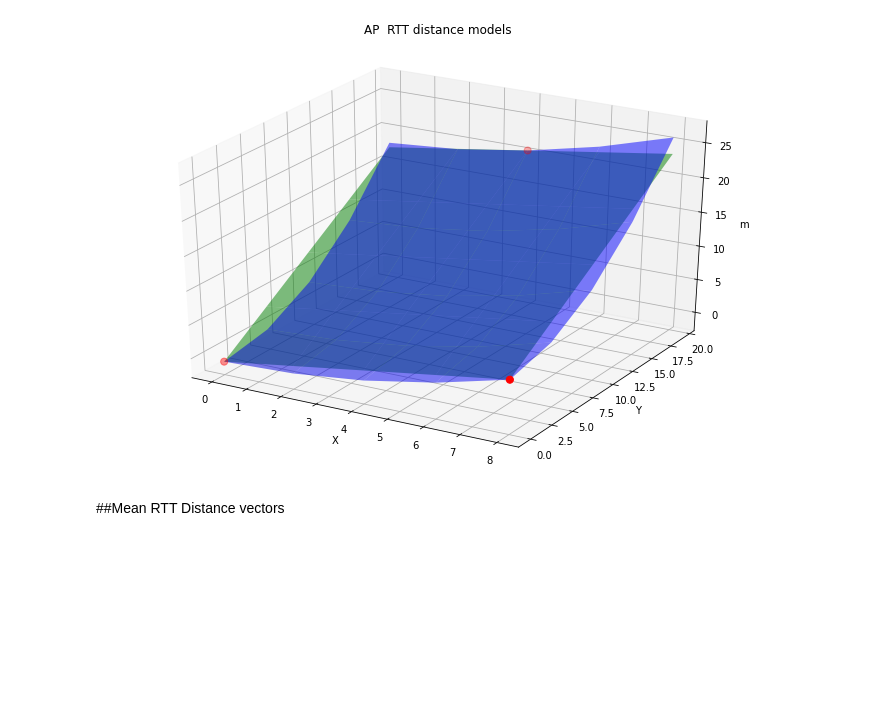
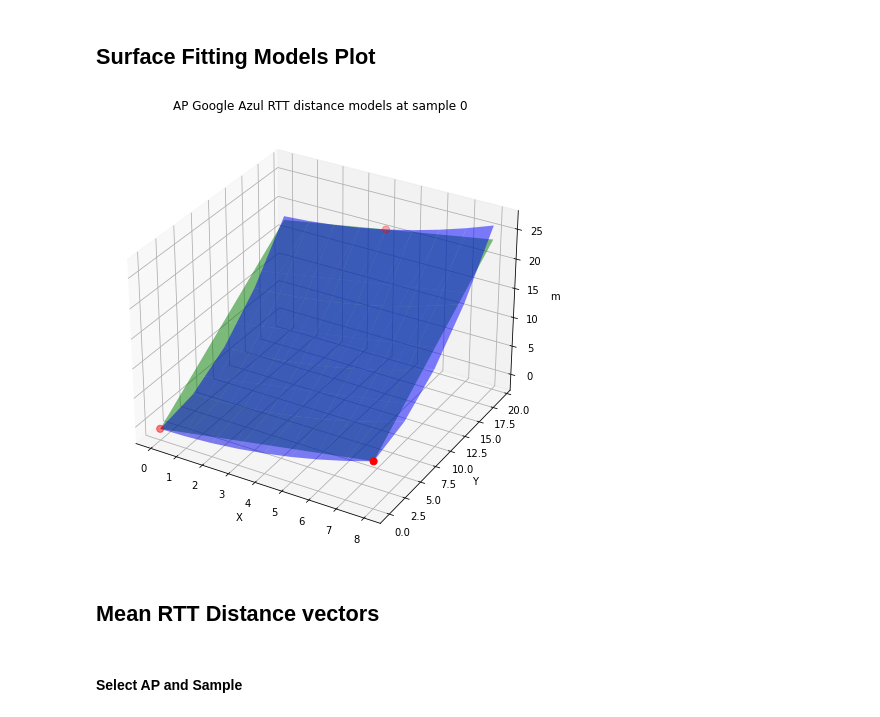
Before and after one commit to carlogattuso/Indoor_Positioning_RTT_GPR, a Jupyter notebook: src/psfm-gpr-interpolation.ipynb, the cells around one changed output. Saved outputs shown, nothing was run; the diff lists cells and outputs as text; code cells hidden in the pictures; blank space fills up the shorter version.

```diff
--- a/src/psfm-gpr-interpolation.ipynb
+++ b/src/psfm-gpr-interpolation.ipynb
@@ -392,7 +447,7 @@ ap_tr[1,0,9] = math.nan
 # %%
 #@title ##Data Plot
-ap_selected = "Google Azul"  #@param ['Google Blanco', 'Linksys 1', 'Google Azul', 'Linksys 2', 'Google Rojo', 'Linksys 3', 'Google Verde']
-sample = 0 #@param {type:"slider", min:0, max:100, step:1}
+ap_selected = ap_dropdown.value  #@param ['Google Blanco', 'Linksys 1', 'Google Azul', 'Linksys 2', 'Google Rojo', 'Linksys 3', 'Google Verde']
+sample = sample_slider.value #@param {type:"slider", min:0, max:100, step:1}
 
 try:
   ap_indexes[ap_selected]
@@ -405,7 +460,7 @@ plt.scatter(coordinates_test_ap[:,0], coordinates_test_ap[:,1], c='b')
 plt.scatter(coordinates_test_vrp[:,0], coordinates_test_vrp[:,1], c='r')
 
 plt.legend(labels=['Training','Test'],loc="upper right",borderaxespad=-7)
-plt.title('Measured data between target AP '+ap_selected+' and each VRP',pad=30)
+plt.title('Measured data between target AP '+ap_selected+' and each VRP, sample '+str(sample),pad=30)
 plt.axis('off')
 
 for x,y,z in zip(coordinates_test_ap[:,0], coordinates_test_ap[:,1], ap_tr[:,int(ap_indexes[ap_selected]),sample]):
@@ -560,9 +515,0 @@ for x,y,z in zip(coordinates_test_ap[:,0],coordinates_test_ap[:,1], np.linspace(
-# %%
-#@title ##Input smoothing
-factor = "1" #@param ["1", "2", "5", "10", "25", "50"]
-
-ap_obs = np.array([np.array([vec_mean(ap_tr[j,i,:], int(factor))
-                            for (i) in np.linspace(0, n_ap - 1, n_ap).astype(int)])
-                            for (j) in np.linspace(0, n_ap - 1, n_ap).astype(int)])
-
-n_samples = ap_obs.shape[2]
@@ -690,0 +591,20 @@ Z_2 = np.array([np.array([sample_distance(X, Y, models_2[j,i,:])
+# %%
+ap_dropdown = widgets.Dropdown(
+    options=ap_labels.values(),
+    value='Google Azul',
+    description='Access Point:',
+    disabled=False,
+)
+
+display(ap_dropdown)
+
+sample_slider = widgets.IntSlider(
+    value=0,
+    min=0,
+    max=n_samples,
+    step=1,
+    description='Sample:',
+    diabled=False
+)
+
+display(sample_slider)
@@ -691,33 +614,34 @@ Z_2 = np.array([np.array([sample_distance(X, Y, models_2[j,i,:])
+# %% [markdown]
+## Surface Fitting Models Plot
 # %%
 #@title ##Surface Fitting Models Plot
-ap_selected = "Google Azul"  #@param ['Google Blanco', 'Linksys 1', 'Google Azul', 'Linksys 2', 'Google Rojo', 'Linksys 3', 'Google Verde']
-sample = 0 #@param {type:"slider", min:0, max:100, step:1}
+ap_selected = ap_dropdown.value #@param ['Google Blanco', 'Linksys 1', 'Google Azul', 'Linksys 2', 'Google Rojo', 'Linksys 3', 'Google Verde']
+sample = sample_slider.value #@param {type:"slider", min:0, max:100, step:1}
 
 try:
   ap_indexes[ap_selected]
 except:
   ap_selected = ap_labels[0]
 
 fig = plt.figure(figsize=(12,8))
-
-ax = fig.gca(projection='3d')
+ax = fig.add_subplot(projection='3d')
 
 l1 = ax.plot_surface(X, Y, Z_1[int(ap_indexes[ap_selected]),sample], rstride=1, cstride=1, alpha=0.5, label='linear', color='g')
 l2 = ax.plot_surface(X, Y, Z_2[int(ap_indexes[ap_selected]),sample], rstride=1, cstride=1, alpha=0.5, label='quadratic', color='b')
 
 ax.scatter(L_ap[:,0], L_ap[:,1], ap_obs[:,int(ap_indexes[ap_selected]),sample], c='r', s=50)
 
 plt.xlabel('X')
 plt.ylabel('Y')
 ax.set_zlabel('m')
 ax.axis('auto')
 
-plt.title('AP '' RTT distance models', pad=40)
+plt.title('AP '+ ap_selected +' RTT distance models at sample ' + str(sample))
 plt.show()
 # %% [output]
-[figure, old version]
+[figure, new version]
 # %% [markdown]
-##Mean RTT Distance vectors
+## Mean RTT Distance vectors
 # %%
 """
 Mean RTT distance values at VRPs
@@ -744,3 +668,5 @@ Mean RTT observations between target AP and VRPs
 """
 m_vrp_1 = np.array([fit_1[:, i, vrp_pts, :] for (i) in np.linspace(0, n_samples - 1, n_samples).astype(int)])
 m_vrp_2 = np.array([fit_2[:, i, vrp_pts, :] for (i) in np.linspace(0, n_samples - 1, n_samples).astype(int)])
+# %% [markdown]
+#### Select AP and Sample
```
Also changed, not shown: parts of 106 cells of this notebook, 1 other file.
